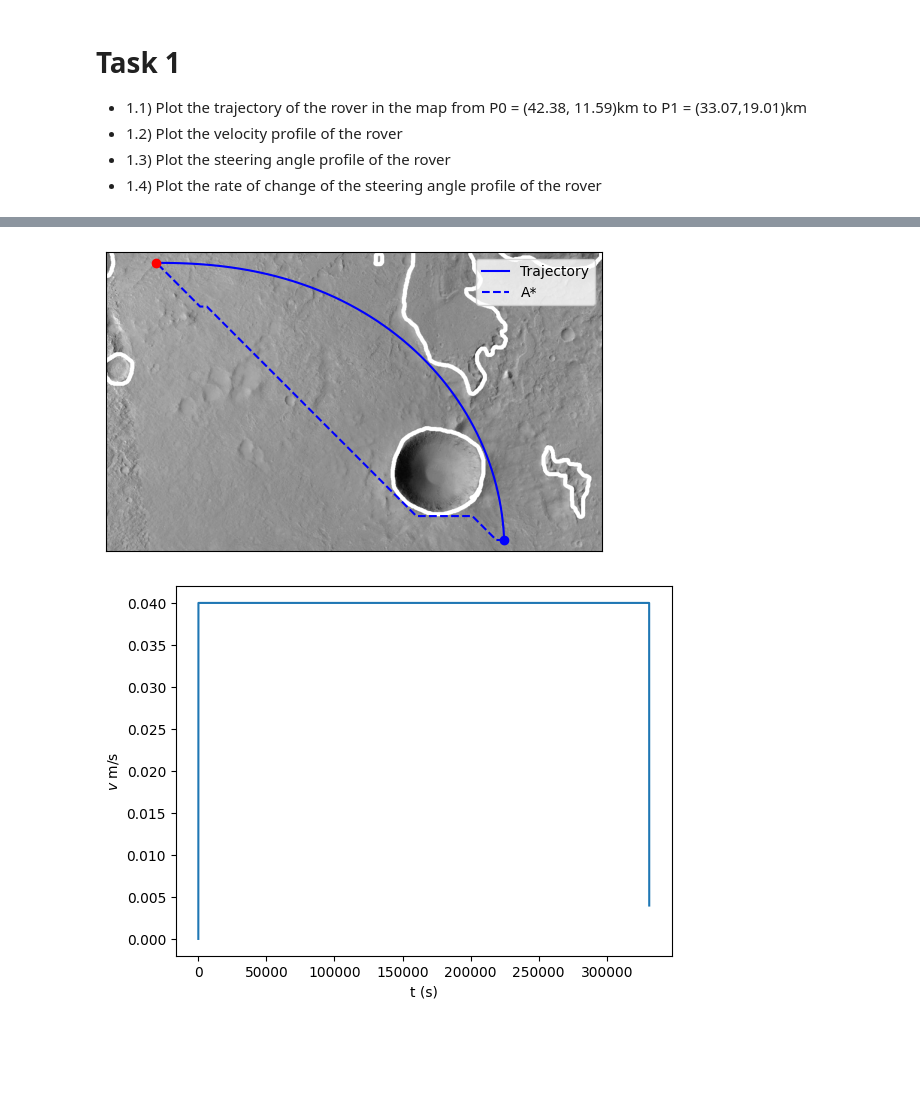
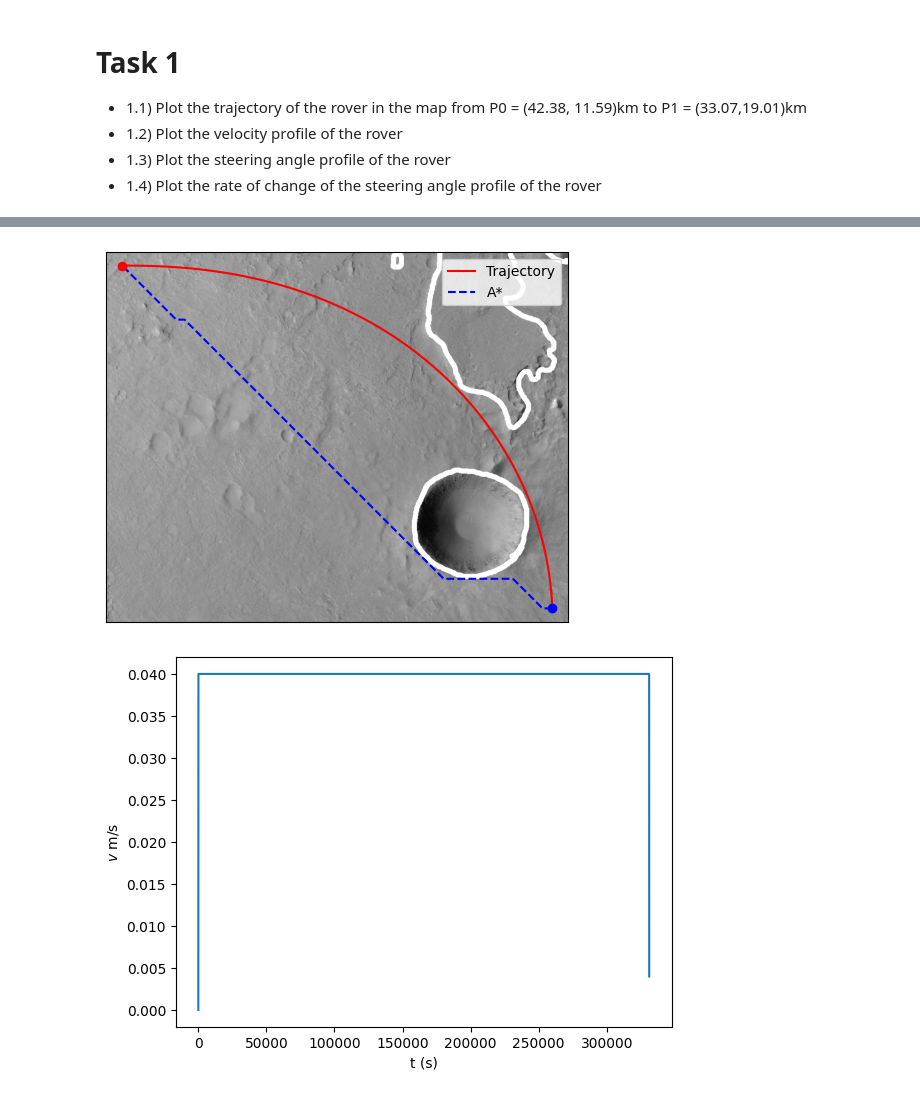
Before and after one commit to Meoli96/Robotic-pathfinding, a Jupyter notebook: main.ipynb, the cells around one changed output, grey strips where cells are left out. Saved outputs shown, nothing was run; the diff lists cells and outputs as text; code cells hidden in the pictures; blank space fills up the shorter version.

```diff
--- a/main.ipynb
+++ b/main.ipynb
@@ -112,37 +88,28 @@ Time of trajectory:  331147
 Time in sol:  3.7301727883970917
 # %%
 
+### - 1.1) Plot the trajectory of the rover in the map from
+###        P0 = (42.38, 11.59)km to P1 = (33.07,19.01)km
 
 # Create submap around midpoint between P0 and P1
 x_mid, y_mid = (P0[0]+P1[0])/2, (P0[1]+P1[1])/2
 
-x_start, x_end = x_mid - 6000, x_mid + 20000
+x_start, x_end = x_mid - 5000, x_mid + 5000
 y_start, y_end = y_mid - 4000, y_mid + 4000
 
 # Create submap
 submap = mars_grid.get_submap(x_start, x_end, y_start, y_end)
 submap.plot()
 
+plt.plot(q[:,0]/10 - x_start/10, q[:,1]/10-y_start/10, 'r')
 
-#plt.figure()
-## Display the submatrix
-#plt.imshow(np.flipud(submap), cmap='gray',  aspect='equal')
-#plt.gca().invert_yaxis()
-
-
-
-# Set the x and y ticks
-plt.xticks([])
-plt.yticks([])
-
-plt.plot(q[:,0]/10 - x_start/10, q[:,1]/10-y_start/10, 'b')
 plt.plot(np_path[:,0]/10 - x_start/10, np_path[:,1]/10-y_start/10, 'b', linestyle='--')
 plt.plot(P0[0]/10 - x_start/10, P0[1]/10-y_start/10, 'bo')
 plt.plot(P1[0]/10 - x_start/10, P1[1]/10-y_start/10, 'ro')
 plt.legend(['Trajectory', 'A*'])
 
 
 plt.show()
 # %% [output]
-[figure, old version]
+[figure, new version]
 # %%
```
Also changed, not shown: parts of 14 cells of this notebook, 5 other files.
